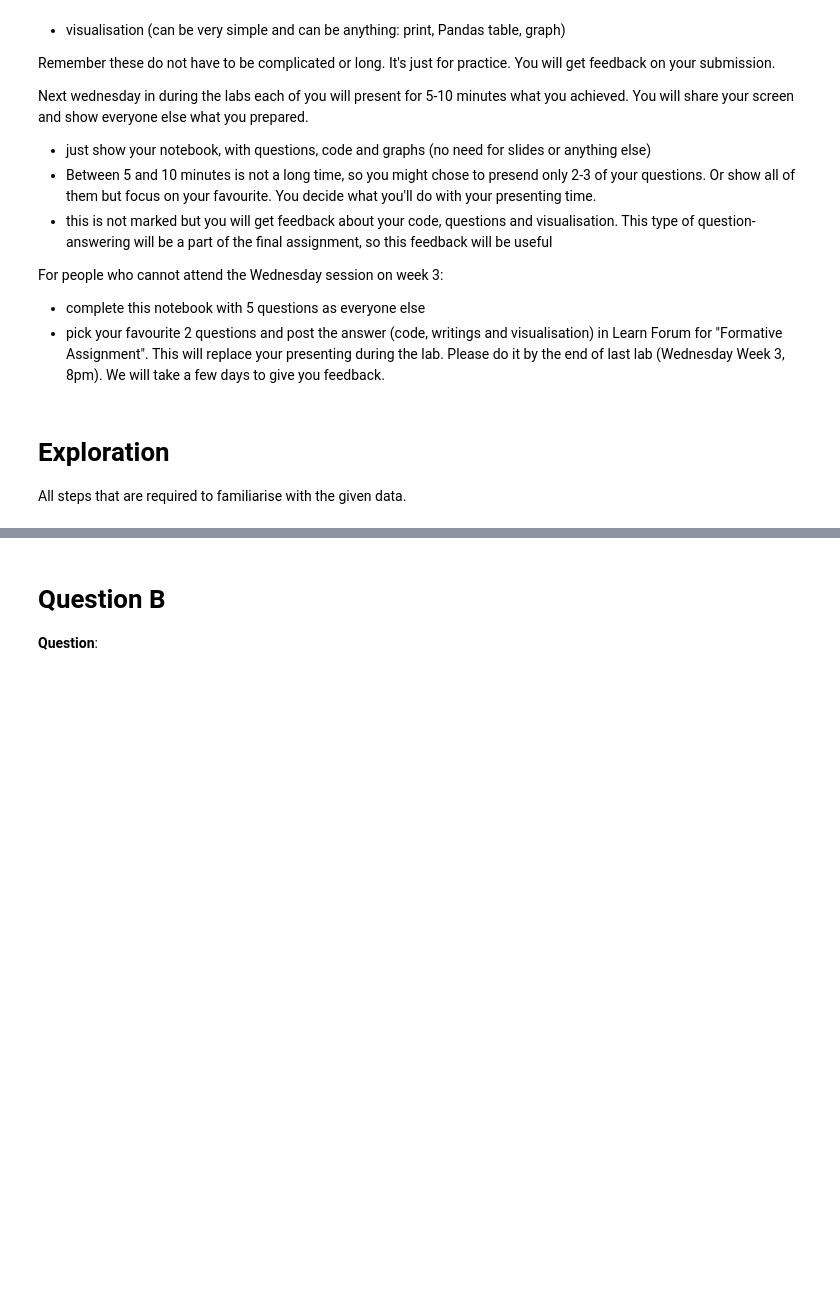
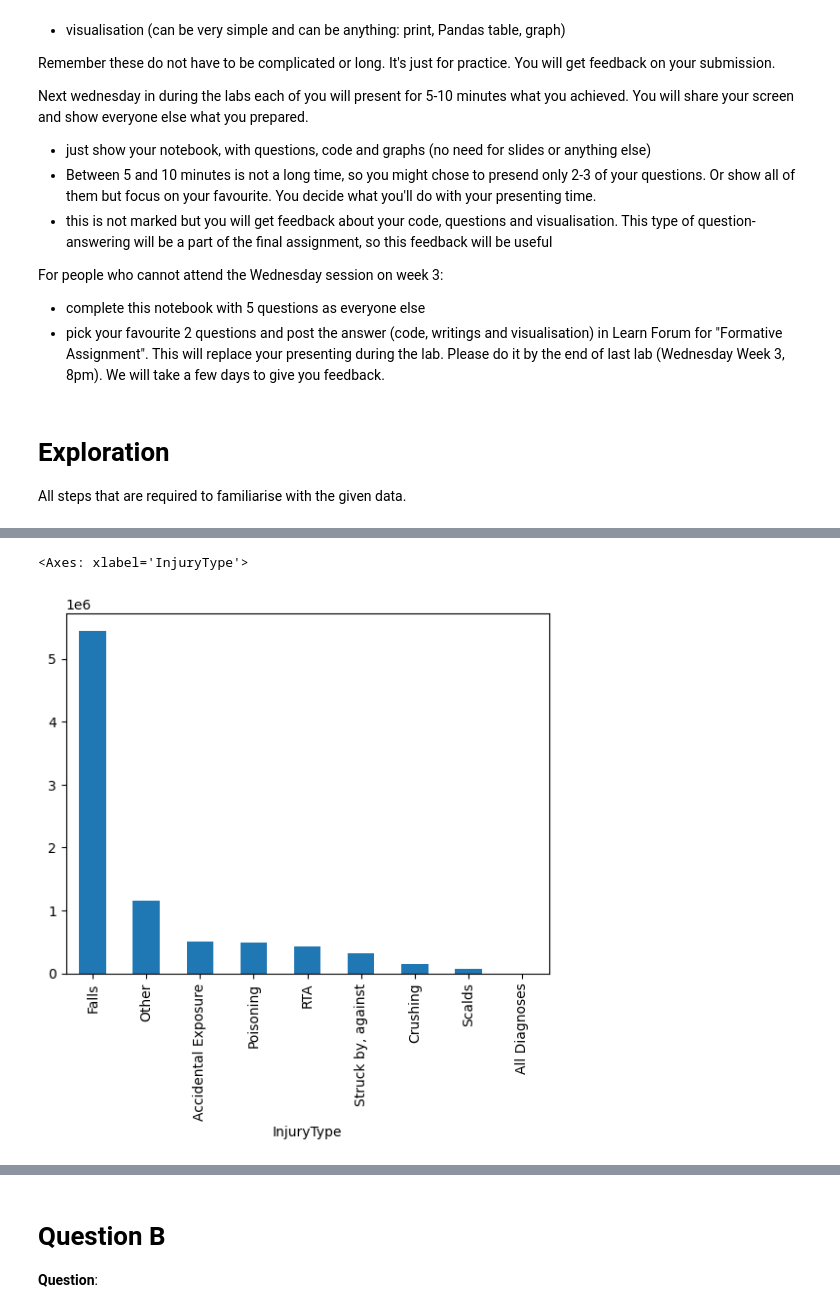
Before and after one commit to DrBenjamin/Applied-Software-Development-in-Health-and-Social-Care, a Jupyter notebook: 3_1_Task_to_present_next_week/Week 3 Task - Unintentional Injuries Dataset v1.0.ipynb, the cells around one changed output, grey strips where cells are left out. Saved outputs shown, nothing was run; the diff lists cells and outputs as text; code cells hidden in the pictures; blank space fills up the shorter version.

```diff
--- a/3_1_Task_to_present_next_week/Week 3 Task - Unintentional Injuries Dataset v1.0.ipynb
+++ b/3_1_Task_to_present_next_week/Week 3 Task - Unintentional Injuries Dataset v1.0.ipynb
@@ -123,0 +181,14 @@ deaths_df
+# %%
+## Combine datasets
+# Mapping category levels
+deaths_df['InjuryLocation'] = deaths_df['InjuryLocation'].replace({'Not applicable': 'Not Applicable'})#.astype('category')
+print(deaths_df['InjuryLocation'].cat.categories)
+deaths_df['InjuryType'] = deaths_df['InjuryType'].replace({'Accidental exposure': 'Accidental Exposure', 'All': 'All Diagnoses', 'Land transport accidents': 'RTA', 'Struck by,against': 'Struck by, against'})
+print(deaths_df['InjuryType'].cat.categories)
+
+# Merging the two datasets
+admissions_deaths_df = pd.merge(admissions_df, deaths_df, left_on=['FinancialYear', 'HBR', 'CA', 'AgeGroup', 'Sex', 'InjuryLocation', 'InjuryType'], right_on=['Year', 'HBR', 'CA', 'AgeGroup', 'Sex', 'InjuryLocation', 'InjuryType'], how='left')
+admissions_deaths_df.drop(columns=['Year'], inplace=True)
+admissions_deaths_df.rename(columns={'NumberofDeaths': 'NumberOfDeaths'}, inplace=True)
+admissions_deaths_df.info()
+admissions_deaths_df
@@ -123,0 +229,3 @@ deaths_df
+# %%
+admissions_deaths_df_nona = admissions_deaths_df[admissions_deaths_df['NumberOfDeaths'].isna() == False]
+admissions_deaths_df_nona
@@ -130,2 +279,7 @@ deaths_df
 # %%
-# Visualizing the data
+
+# Plotting a bar chart for the number of admissions per injury type
+admissions_deaths_df_nona[admissions_deaths_df_nona['InjuryType'] != 'All Diagnoses'].groupby('InjuryType', observed=False)['NumberOfAdmissions'].sum().sort_values(ascending=False).plot(kind='bar')
+# %% [output]
+<Axes: xlabel='InjuryType'>
+[figure, added]
```
Also changed, not shown: parts of 10 cells of this notebook.
